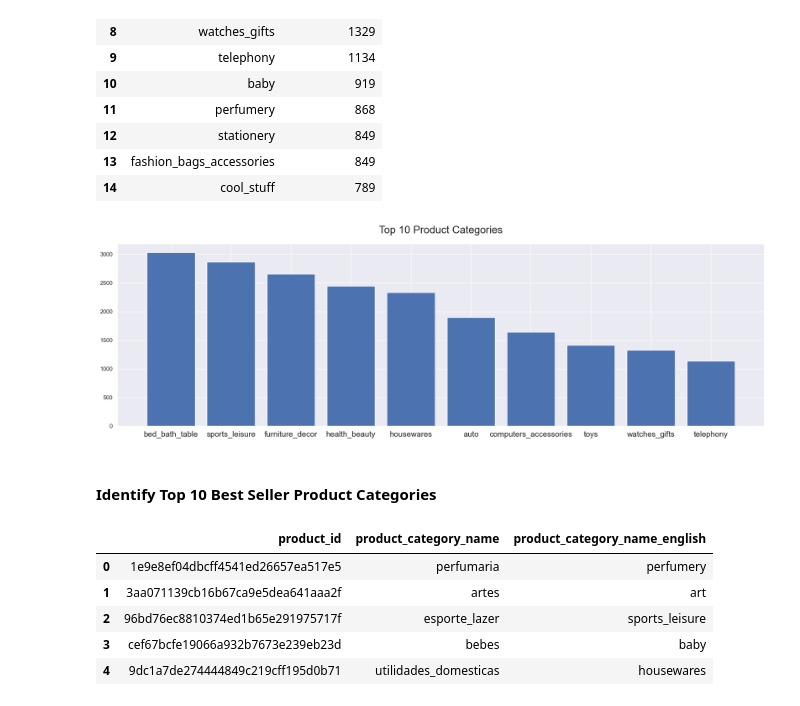
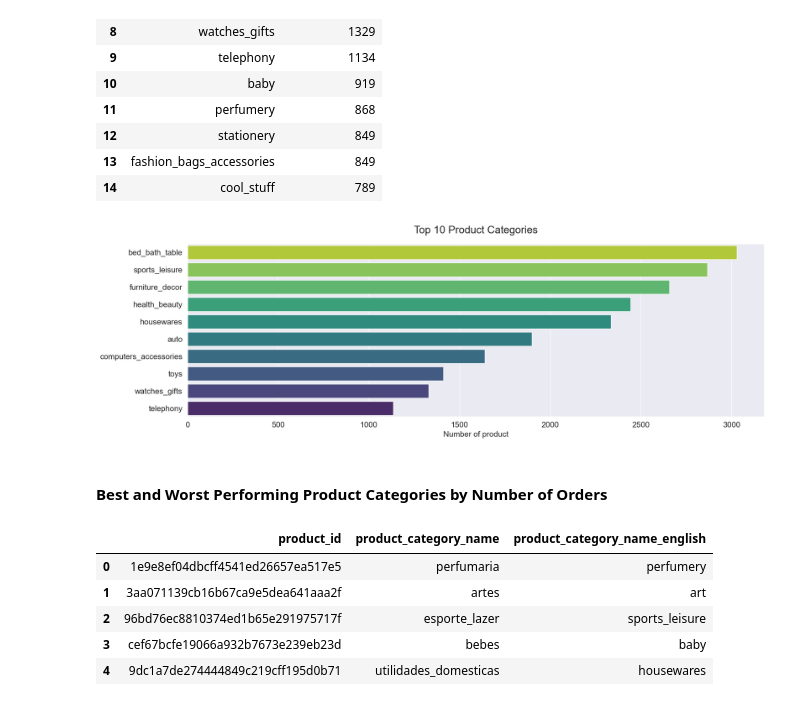
Before and after one commit to rfajri27/ds-assessment, a Jupyter notebook: notebook.ipynb, the cells around one changed output. Drawn from its saved outputs; the diff is of its cells as text; code cells hidden in the pictures.

```diff
--- a/notebook.ipynb
+++ b/notebook.ipynb
@@ -619,15 +619,18 @@ sum_product_category_df.head(15)
 | 14 | cool_stuff | 789 |
 # %%
 plt.figure(figsize=(18, 6))
-plt.bar(sum_product_category_df["product_category"].head(10), sum_product_category_df["product_count"].head(10))
-plt.xticks(fontsize=15, rotation=0)
+sns.barplot(x="product_count", y="product_category", data=sum_product_category_df.head(10), palette='viridis_r')
+plt.ylabel(None)
+plt.xlabel("Number of product", fontsize=15)
+plt.yticks(fontsize=15)
+plt.xticks(fontsize=15)
 plt.title("Top 10 Product Categories", loc="center", fontsize=20, pad=20)
 plt.tight_layout()
 plt.show()
 # %% [output]
-[figure, old version]
+[figure, new version]
-# %% [markdown]
-#### Identify Top 10 Best Seller Product Categories
+# %% [markdown]
+#### Best and Worst Performing Product Categories by Number of Orders
 # %%
 new_product_category_df = new_product_df[["product_id", "product_category_name", "product_category_name_english"]]
 new_product_category_df.head()
```
Also changed, not shown: parts of 75 cells of this notebook, 2 other files.
